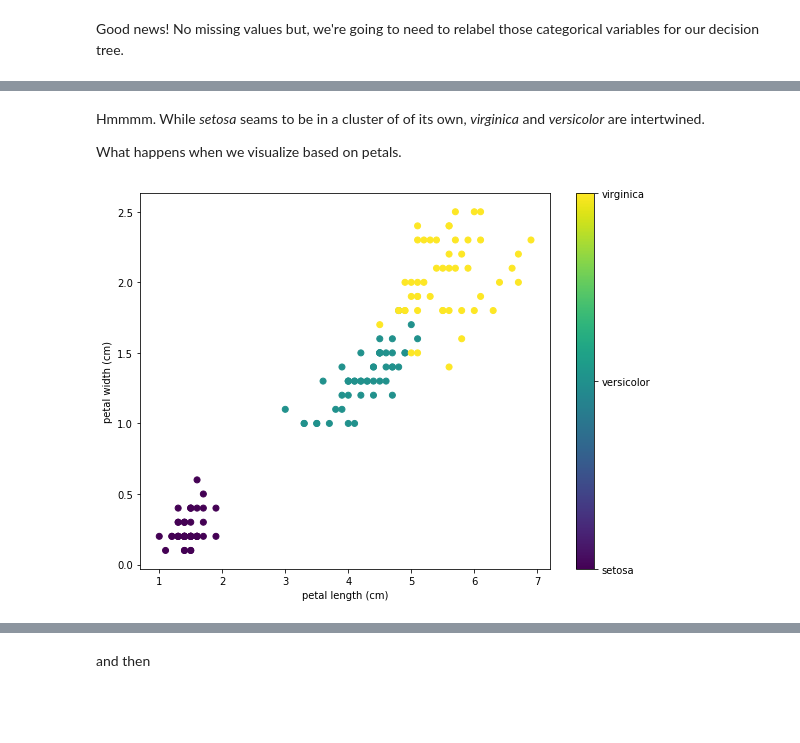
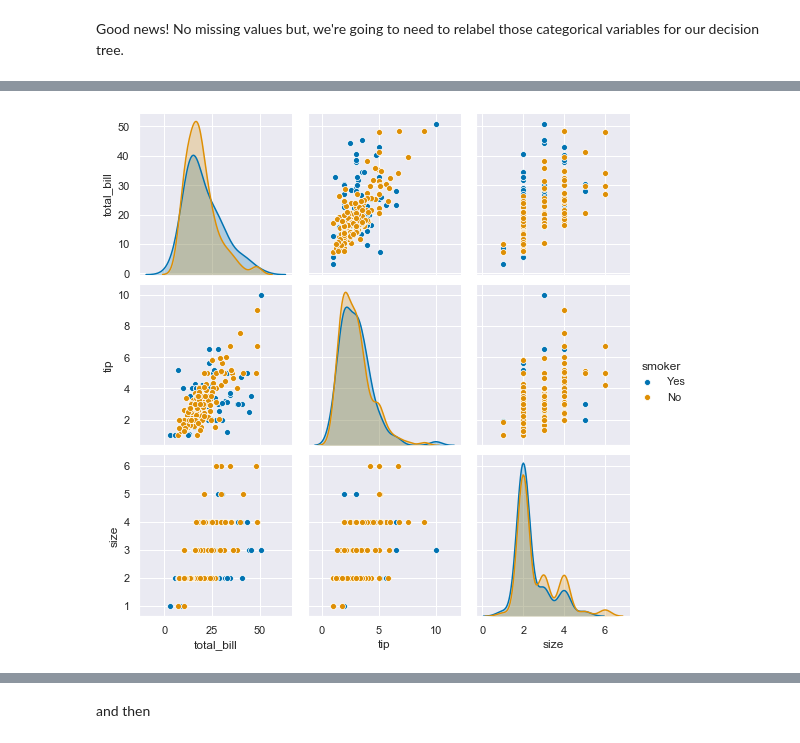
Before and after one commit to educatorsRlearners/an-a-z-of-machine-learning, a Jupyter notebook: _notebooks/2020-05-26-d-is-for-decision-tree.ipynb, the cells around one changed output, grey strips where cells are left out. Drawn from its saved outputs; the diff is of its cells as text; code cells hidden in the pictures; blank space fills up the shorter version.

```diff
--- a/_notebooks/2020-05-26-d-is-for-decision-tree.ipynb
+++ b/_notebooks/2020-05-26-d-is-for-decision-tree.ipynb
@@ -40,7 +40,7 @@ I know that's a pretty random question, but while perusing the [Seaborn](https:/
 ### Step 1: Collect/Load our Data
 # %%
 import seaborn as sns
-sns.set()
+sns.set(palette="colorblind")
 tips = sns.load_dataset("tips")
 # %% [markdown]
 ### Step 2: Inspect our Data
@@ -100,17 +71,4 @@ plt.show()
-# %% [markdown]
-Hmmmm. While *setosa* seams to be in a cluster of of its own, *virginica* and *versicolor* are intertwined.
-
-What happens when we visualize based on petals.
-# %%
-formatter = plt.FuncFormatter(lambda i, *args: iris.target_names[int(i)])
-
-plt.figure(figsize=(8,6))
-plt.scatter(iris.data[:, petal_length], iris.data[:, petal_width], c=iris.target)
-plt.colorbar(ticks=[0, 1, 2], format=formatter)
-plt.xlabel(iris.feature_names[petal_length])
-plt.ylabel(iris.feature_names[petal_width])
-
-plt.tight_layout()
-plt.show()
-# %% [output]
-[figure, removed]
+# %%
+sns.pairplot(data=tips, hue="smoker");
+# %% [output]
+[figure, added]
```
Also changed, not shown: parts of 16 cells of this notebook.
